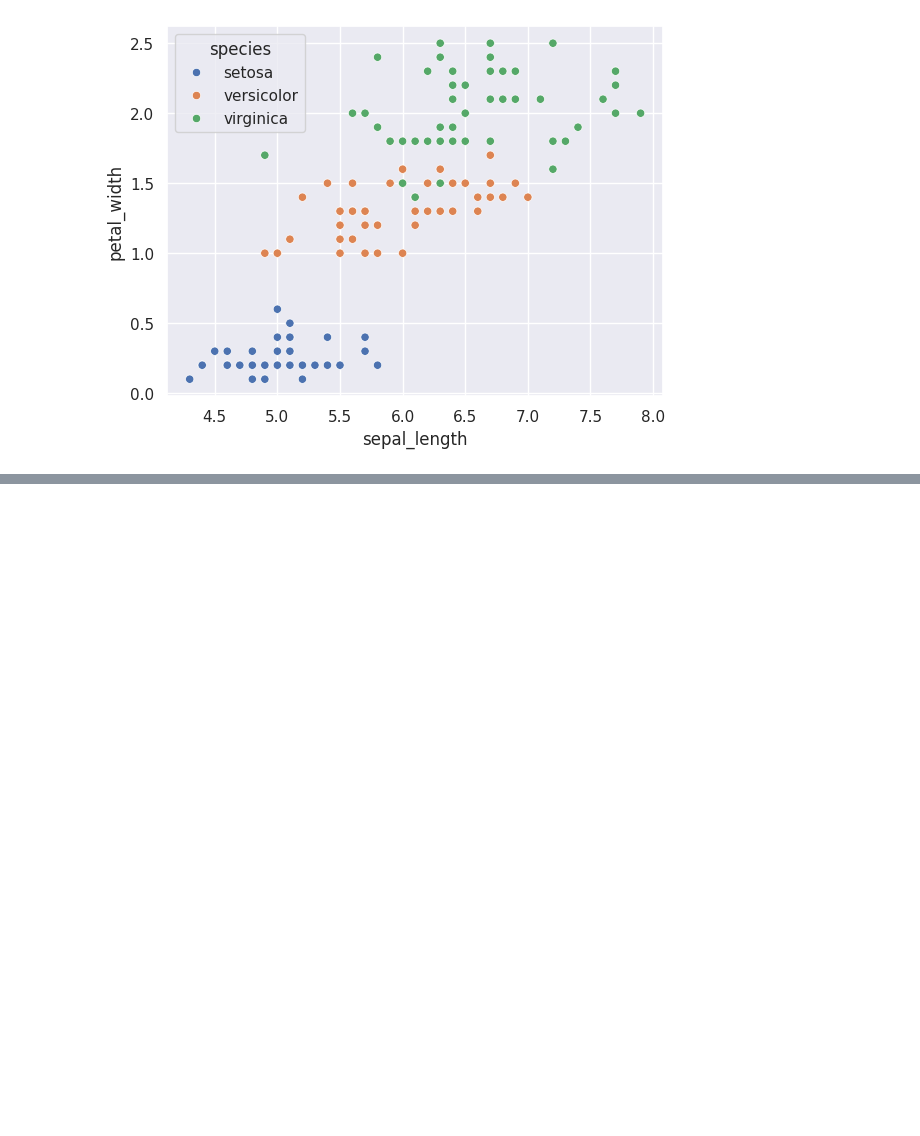
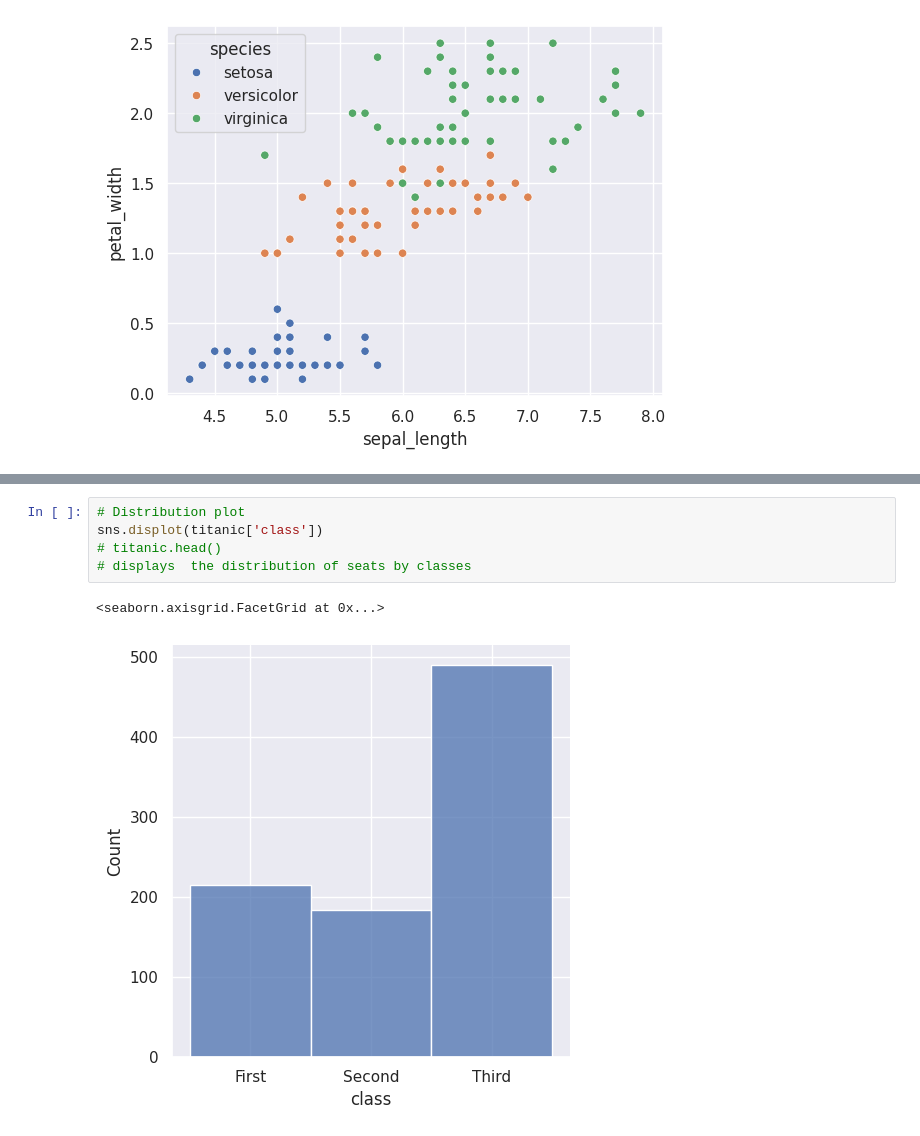
Before and after one commit to Arvin-007Elite/ML-Projects, a Jupyter notebook: Seaborn.ipynb, the cells around one changed output, grey strips where cells are left out. Cells and saved outputs as stored; diff of their text form; blank space fills up the shorter version.

```diff
--- a/Seaborn.ipynb
+++ b/Seaborn.ipynb
@@ -80,0 +115,8 @@ sns.scatterplot(x='sepal_length', y = 'petal_width', hue='species',data=iris,)
+# %%
+# Distribution plot
+sns.displot(titanic['class'])
+# titanic.head()
+# displays  the distribution of seats by classes
+# %% [output]
+<seaborn.axisgrid.FacetGrid at 0x...>
+[figure, added]
```
Also changed, not shown: parts of 8 cells of this notebook.
